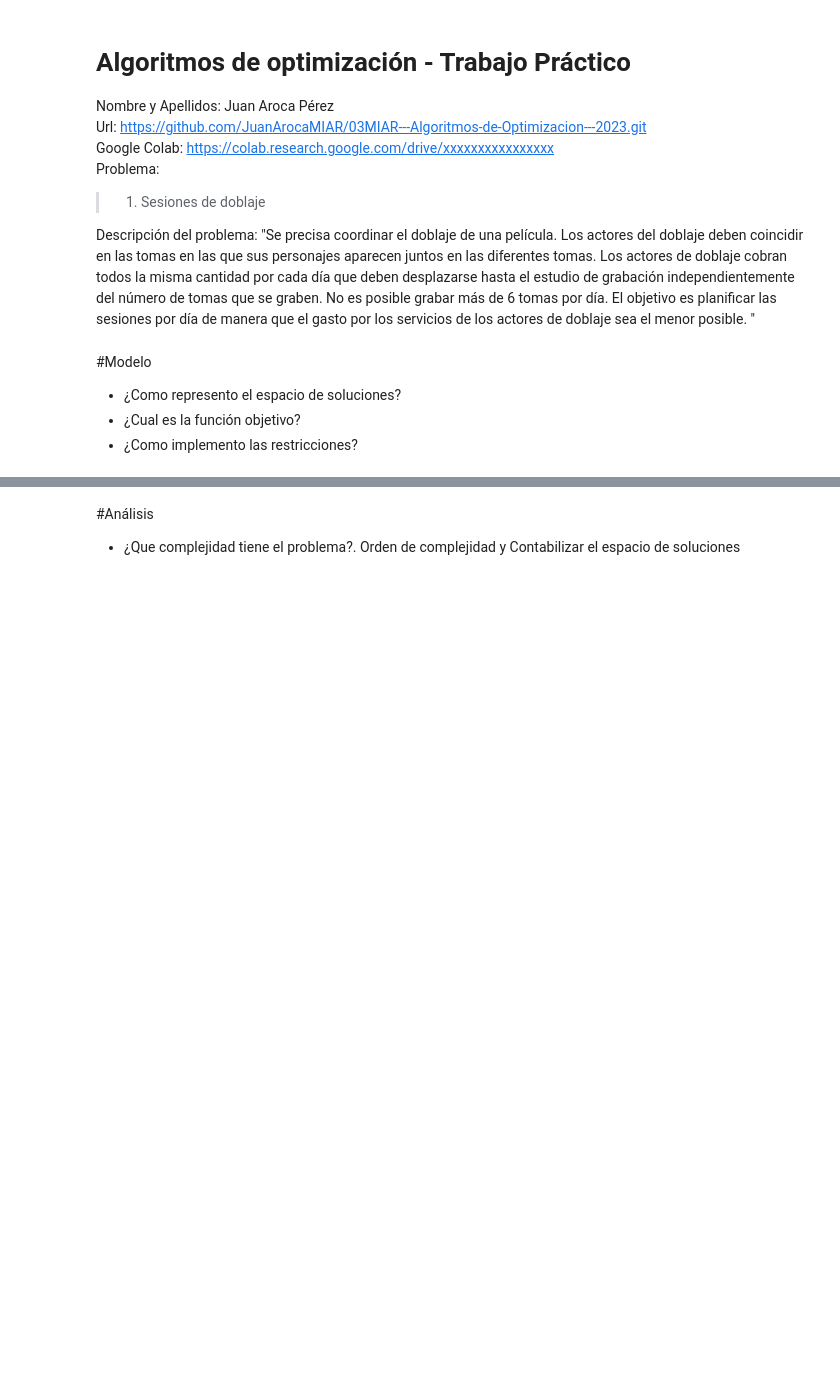
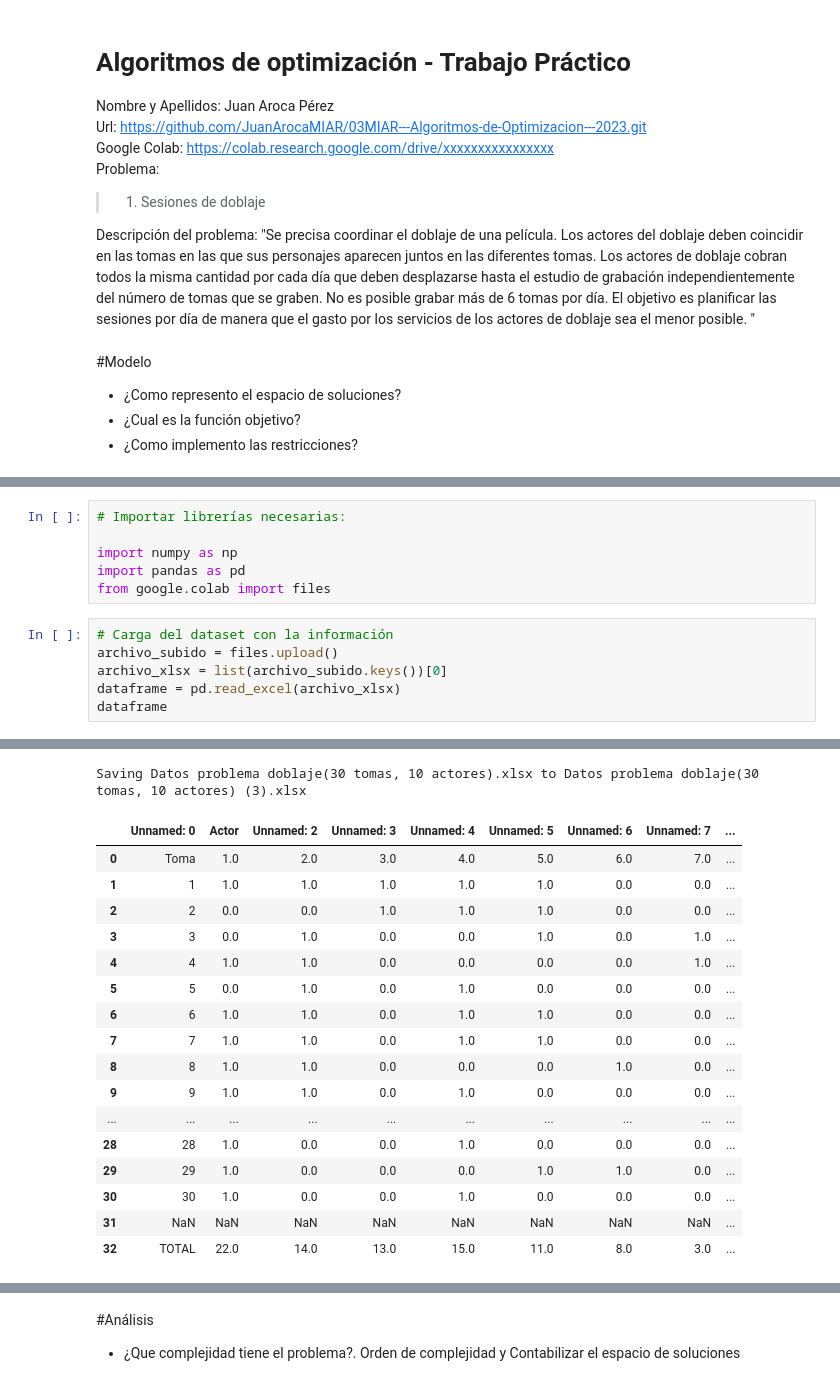
Before and after one commit to JuanArocaMIAR/03MIAR---Algoritmos-de-Optimizacion---2023, a Jupyter notebook: Trabajo_Práctico_Algoritmos_Juan_Aroca_Perez.ipynb, the cells around one changed output, grey strips where cells are left out. Saved outputs shown, nothing was run; the diff lists cells and outputs as text; blank space fills up the shorter version.

```diff
--- a/Trabajo_Práctico_Algoritmos_Juan_Aroca_Perez.ipynb
+++ b/Trabajo_Práctico_Algoritmos_Juan_Aroca_Perez.ipynb
@@ -30,0 +19,13 @@ El objetivo es reducir los costos operativos de los actores de voz. Esto se pued
+# %%
+# Importar librerías necesarias:
+
+import numpy as np
+import pandas as pd
+from google.colab import files
+# %%
+# Carga del dataset con la información
+archivo_subido = files.upload()
+archivo_xlsx = list(archivo_subido.keys())[0]
+dataframe = pd.read_excel(archivo_xlsx)
+dataframe
+# %% [output]
@@ -30,0 +33,18 @@ El objetivo es reducir los costos operativos de los actores de voz. Esto se pued
+Saving Datos problema doblaje(30 tomas, 10 actores).xlsx to Datos problema doblaje(30 tomas, 10 actores) (3).xlsx
+|  | Unnamed: 0 | Actor | Unnamed: 2 | Unnamed: 3 | Unnamed: 4 | Unnamed: 5 | Unnamed: 6 | Unnamed: 7 | ... |
+| 0 | Toma | 1.0 | 2.0 | 3.0 | 4.0 | 5.0 | 6.0 | 7.0 | ... |
+| 1 | 1 | 1.0 | 1.0 | 1.0 | 1.0 | 1.0 | 0.0 | 0.0 | ... |
+| 2 | 2 | 0.0 | 0.0 | 1.0 | 1.0 | 1.0 | 0.0 | 0.0 | ... |
+| 3 | 3 | 0.0 | 1.0 | 0.0 | 0.0 | 1.0 | 0.0 | 1.0 | ... |
+| 4 | 4 | 1.0 | 1.0 | 0.0 | 0.0 | 0.0 | 0.0 | 1.0 | ... |
+| 5 | 5 | 0.0 | 1.0 | 0.0 | 1.0 | 0.0 | 0.0 | 0.0 | ... |
+| 6 | 6 | 1.0 | 1.0 | 0.0 | 1.0 | 1.0 | 0.0 | 0.0 | ... |
+| 7 | 7 | 1.0 | 1.0 | 0.0 | 1.0 | 1.0 | 0.0 | 0.0 | ... |
+| 8 | 8 | 1.0 | 1.0 | 0.0 | 0.0 | 0.0 | 1.0 | 0.0 | ... |
+| 9 | 9 | 1.0 | 1.0 | 0.0 | 1.0 | 0.0 | 0.0 | 0.0 | ... |
+| ... | ... | ... | ... | ... | ... | ... | ... | ... | ... |
+| 28 | 28 | 1.0 | 0.0 | 0.0 | 1.0 | 0.0 | 0.0 | 0.0 | ... |
+| 29 | 29 | 1.0 | 0.0 | 0.0 | 0.0 | 1.0 | 1.0 | 0.0 | ... |
+| 30 | 30 | 1.0 | 0.0 | 0.0 | 1.0 | 0.0 | 0.0 | 0.0 | ... |
+| 31 | NaN | NaN | NaN | NaN | NaN | NaN | NaN | NaN | ... |
+| 32 | TOTAL | 22.0 | 14.0 | 13.0 | 15.0 | 11.0 | 8.0 | 3.0 | ... |
```
Also changed, not shown: parts of 19 cells of this notebook.
